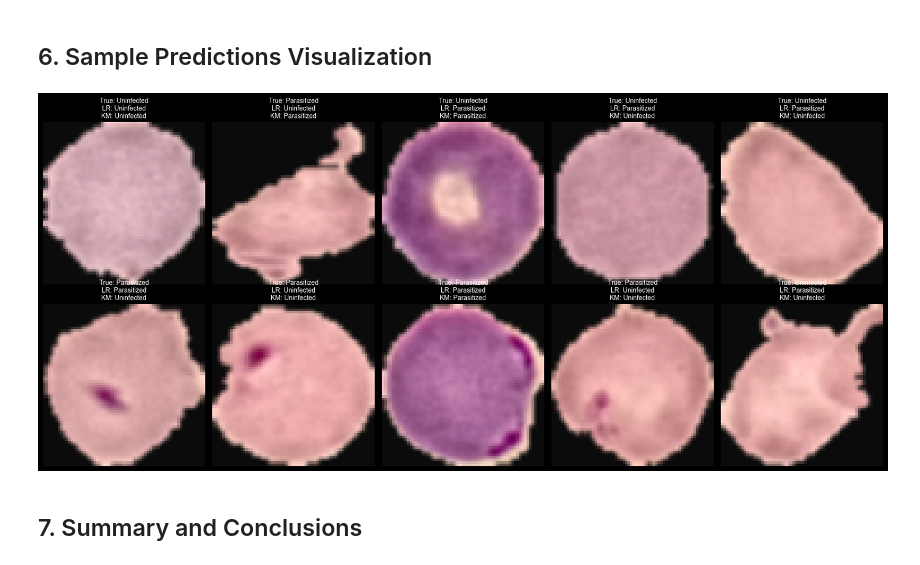
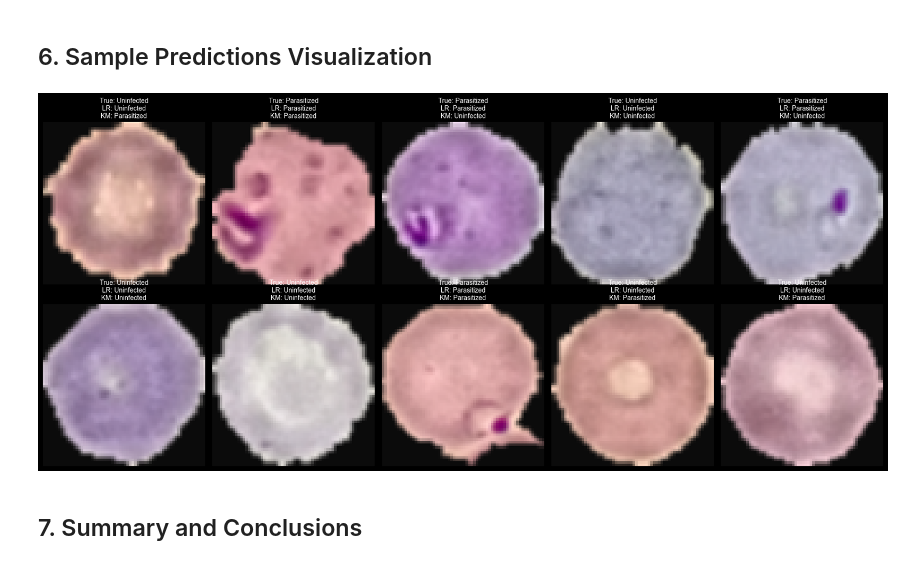
Before and after one commit to Adhamzineldin/ML_Project_New, a Jupyter notebook: Image/image.ipynb, the cells around one changed output. Saved outputs shown, nothing was run; the diff lists cells and outputs as text; code cells hidden in the pictures.

```diff
--- a/Image/image.ipynb
+++ b/Image/image.ipynb
@@ -32,7 +32,8 @@ def preprocess_image(img):
     """
     Apply preprocessing techniques to enhance image quality:
     1. CLAHE (Contrast Limited Adaptive Histogram Equalization) - enhances contrast
-    2. Gaussian blur - reduces noise
+    2. Histogram equalization on grayscale - additional contrast enhancement
+    3. Gaussian blur - reduces noise
     """
     # Convert RGB to LAB color space
     lab = cv2.cvtColor(img, cv2.COLOR_RGB2LAB)
@@ -313,35 +421,41 @@ Logistic Regression    0.6725
 # %% [markdown]
 ## 6. Sample Predictions Visualization
 # %%
-# Get indices for test samples
-test_indices = np.arange(len(X_test))
-sample_indices = np.random.choice(test_indices, 10, replace=False)
+# Get indices for test samples (need to map back to original X indices)
+# Since we split X_features, we need to get the corresponding original images
+_, test_indices_original = train_test_split(
+    np.arange(len(X)), test_size=0.1, random_state=42, stratify=y
+)
+test_indices_original = test_indices_original.tolist()
+
+sample_indices = np.random.choice(len(X_test), 10, replace=False)
 
 # Visualize predictions
 fig, axes = plt.subplots(2, 5, figsize=(18, 8))
 for idx, ax in enumerate(axes.flat):
-    sample_idx = sample_indices[idx]
-    # Reshape back to image
-    img = X_test[sample_idx].reshape(IMG_SIZE, IMG_SIZE, 3)
+    test_idx = sample_indices[idx]
+    # Get corresponding original image
+    original_idx = test_indices_original[test_idx]
+    img = X[original_idx]
 
-    true_label = classes[y_test[sample_idx]]
-    lr_pred = classes[y_pred_lr[sample_idx]]
-    km_pred = classes[y_pred_kmeans[sample_idx]]
+    true_label = classes[y_test[test_idx]]
+    lr_pred = classes[y_pred_lr[test_idx]]
+    km_pred = classes[y_pred_kmeans[test_idx]]
 
     ax.imshow(img)
     ax.set_title(f'True: {true_label}\nLR: {lr_pred}\nKM: {km_pred}', fontsize=10)
     ax.axis('off')
 
     # Highlight incorrect predictions with red border
-    if y_test[sample_idx] != y_pred_lr[sample_idx] or y_test[sample_idx] != y_pred_kmeans[sample_idx]:
+    if y_test[test_idx] != y_pred_lr[test_idx] or y_test[test_idx] != y_pred_kmeans[test_idx]:
         for spine in ax.spines.values():
             spine.set_edgecolor('red')
             spine.set_linewidth(3)
 
 plt.tight_layout()
 plt.show()
 # %% [output]
-[figure, old version]
+[figure, new version]
 # %% [markdown]
 ## 7. Summary and Conclusions
 # %%
```
Also changed, not shown: parts of 11 cells of this notebook.
